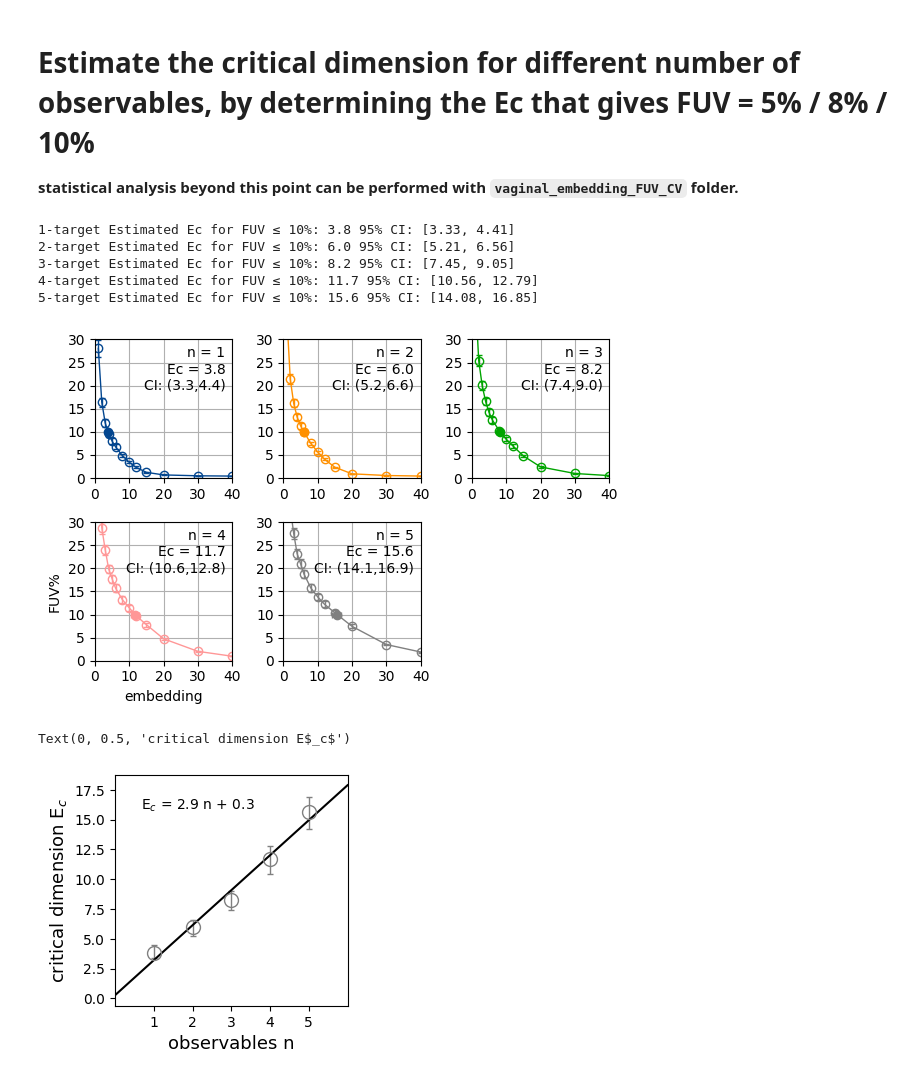
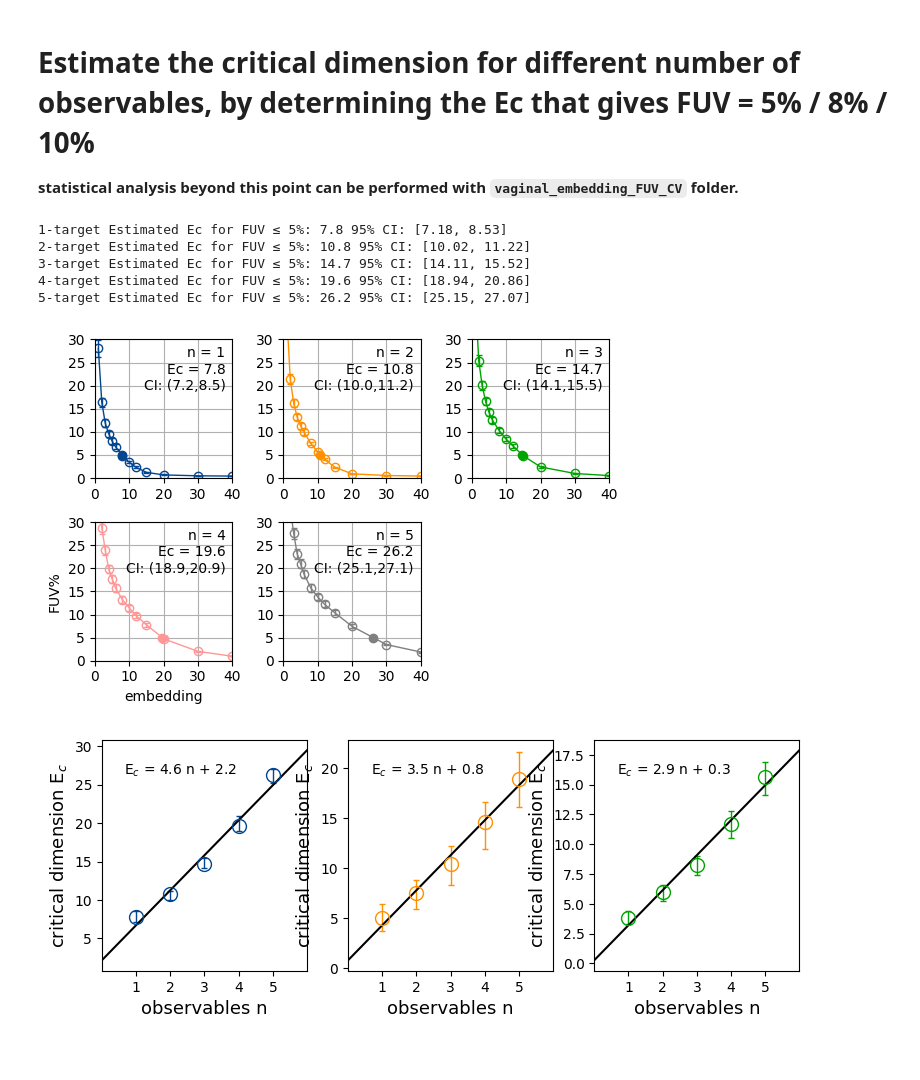
Before and after one commit to youlab/Low_dimensional_observables, a Jupyter notebook: vaginal_microbiome/Vaginal_microbiome_Ec_CV.ipynb, the cells around one changed output. Drawn from its saved outputs; the diff is of its cells as text; code cells hidden in the pictures.

```diff
--- a/vaginal_microbiome/Vaginal_microbiome_Ec_CV.ipynb
+++ b/vaginal_microbiome/Vaginal_microbiome_Ec_CV.ipynb
@@ -535,7 +535,7 @@ from sklearn.utils import resample
 # FUV: shape (5, 13) — each column corresponds to one x
 # y_target: the threshold y value
 
-y_target = 10 # us FUV = 10% as the threshold value to determine Ec
+y_target = 5 # us FUV = 10% as the threshold value to determine Ec
 
 colors = ['#03468F', '#FF9000','#00A400','#FF9797','#808080',]
 fig,axes = plt.subplots(2,3,figsize=(6,4))
@@ -601,43 +601,42 @@ axes[3].set_ylabel("FUV%")
 axes[-1].set_visible(False)
 fig.tight_layout()
 # %% [output]
-1-target Estimated Ec for FUV ≤ 10%: 3.8 95% CI: [3.33, 4.41]
-2-target Estimated Ec for FUV ≤ 10%: 6.0 95% CI: [5.21, 6.56]
-3-target Estimated Ec for FUV ≤ 10%: 8.2 95% CI: [7.45, 9.05]
-4-target Estimated Ec for FUV ≤ 10%: 11.7 95% CI: [10.56, 12.79]
-5-target Estimated Ec for FUV ≤ 10%: 15.6 95% CI: [14.08, 16.85]
+1-target Estimated Ec for FUV ≤ 5%: 7.8 95% CI: [7.18, 8.53]
+2-target Estimated Ec for FUV ≤ 5%: 10.8 95% CI: [10.02, 11.22]
+3-target Estimated Ec for FUV ≤ 5%: 14.7 95% CI: [14.11, 15.52]
+4-target Estimated Ec for FUV ≤ 5%: 19.6 95% CI: [18.94, 20.86]
+5-target Estimated Ec for FUV ≤ 5%: 26.2 95% CI: [25.15, 27.07]
-[figure, old version]
+[figure, new version]
 # %%
 colors1 = ['#03468F', '#FF9000', '#00A400', '#FF9797', '#808080',]
 fig,axes = plt.subplots(1,3,figsize=(9,3))
 Y_TARGET = [5, 8, 10]
 for i, y_target in enumerate(Y_TARGET):
-    ax=axes=[i]
+    ax=axes[i]
     data = np.loadtxt(f"./vaginal_embedding_FUV_CV/Ec_data_FUV={y_target}.txt")
     N_TG = data[0,:]
     Ec = data[1,:]
     ci_lower = data[2,:]
     ci_upper = data[3,:]
     yerr = [Ec-ci_lower,ci_upper-Ec]
     ax.errorbar(N_TG,Ec,yerr,marker="o",c=colors[i],mfc="None",capsize=2,lw=0,markersize=10,
                     elinewidth=1)
     z = np.polyfit(N_TG, Ec, 1)
     p = np.poly1d(z)
     x = np.linspace(0, 6, 20)
     y = p(x)
     ax.plot(x, y, linewidth=1.5, c="k")
     ax.set_xticks([1,2,3,4,5])
     ax.set_xlim([0, 6])
     if z[1] < 0:
         txt = "E$_c$ = %1.1f n - %1.1f" % (z[0], -z[1])
     else:
         txt = "E$_c$ = %1.1f n + %1.1f" % (z[0], z[1])
     ax.text(x=0.11,y=0.85,s=txt,transform=ax.transAxes, fontsize=10)
     ax.set_xlabel("observables n", fontsize=13)
     ax.set_ylabel("critical dimension E$_c$", fontsize=13)
 # %% [output]
-Text(0, 0.5, 'critical dimension E$_c$')
-[figure, old version]
+[figure, new version]
 # %%
 from scipy.interpolate import interp1d
 from sklearn.utils import resample
```
Also changed, not shown: parts of 5 cells of this notebook.
